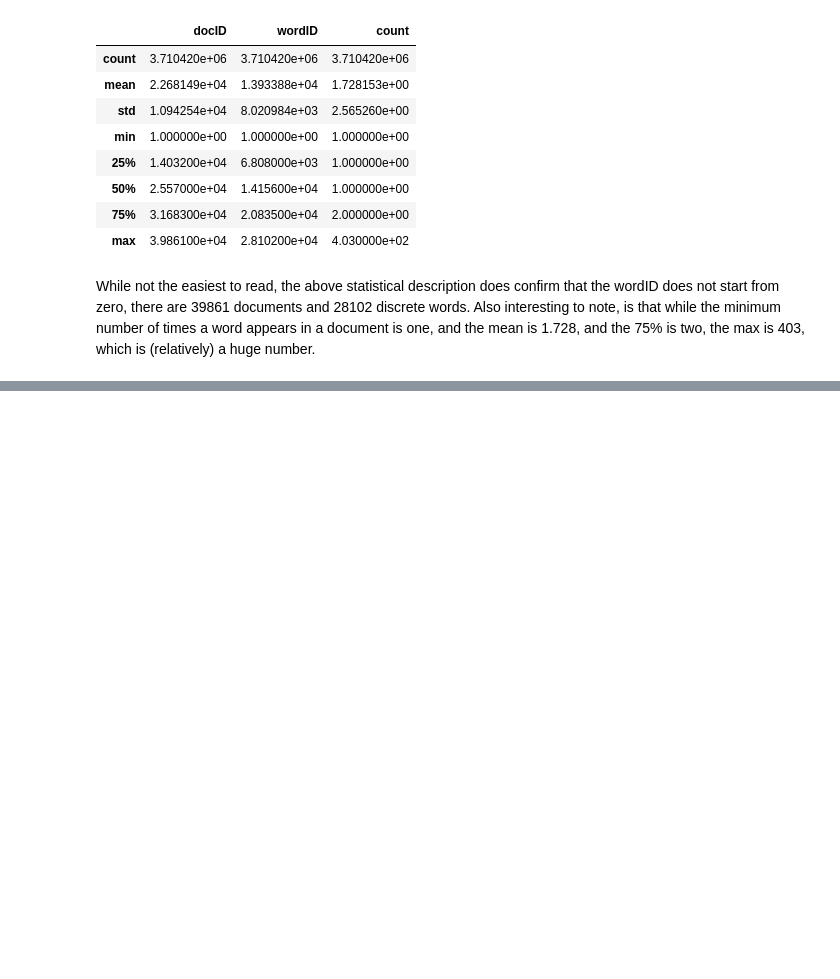
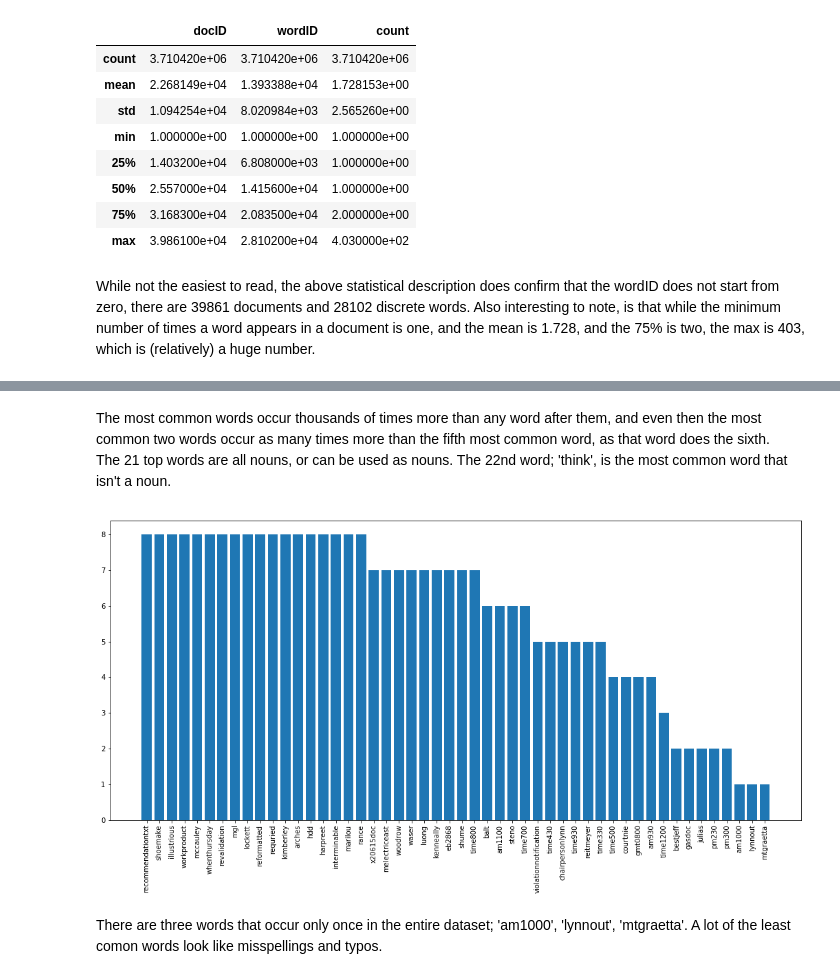
Before and after one commit to chorhatarahuduketuri/Bag-of-words-dataset, a Jupyter notebook: code/Bag of Words EDA.ipynb, the cells around one changed output, grey strips where cells are left out. Cells and saved outputs as stored; diff of their text form; code cells hidden in the pictures; blank space fills up the shorter version.

```diff
--- a/code/Bag of Words EDA.ipynb
+++ b/code/Bag of Words EDA.ipynb
@@ -121,0 +143,19 @@ Of limited use, this at least confirms that there are 28102 discrete words (show
+# %% [markdown]
+The most common words occur thousands of times more than any word after them, and even then the most common two words occur as many times more than the fifth most common word, as that word does the sixth.
+The 21 top words are all nouns, or can be used as nouns. The 22nd word; 'think', is the most common word that isn't a noun.
+# %%
+low_word_counts =  sorted_counts[-50:]
+
+f = lambda x: x-1
+low_word_indexes = low_word_counts.index.tolist()
+low_word_indexes[:] = [x - 1 for x in low_word_indexes]
+least_common_words = vocab_data.iloc[low_word_indexes]['word'].values.tolist()
+least_common_word_counts = low_word_counts.iloc[0:50,:]['count'].values.tolist()
+
+fig_2, ax_2 = plt.subplots(figsize=(18,8))
+ax_2.bar(least_common_words, least_common_word_counts)
+plt.xticks(rotation='vertical');
+# %% [output]
+[figure, added]
+# %% [markdown]
+There are three words that occur only once in the entire dataset; 'am1000', 'lynnout', 'mtgraetta'. A lot of the least comon words look like misspellings and typos.
```
Also changed, not shown: parts of 6 cells of this notebook.
